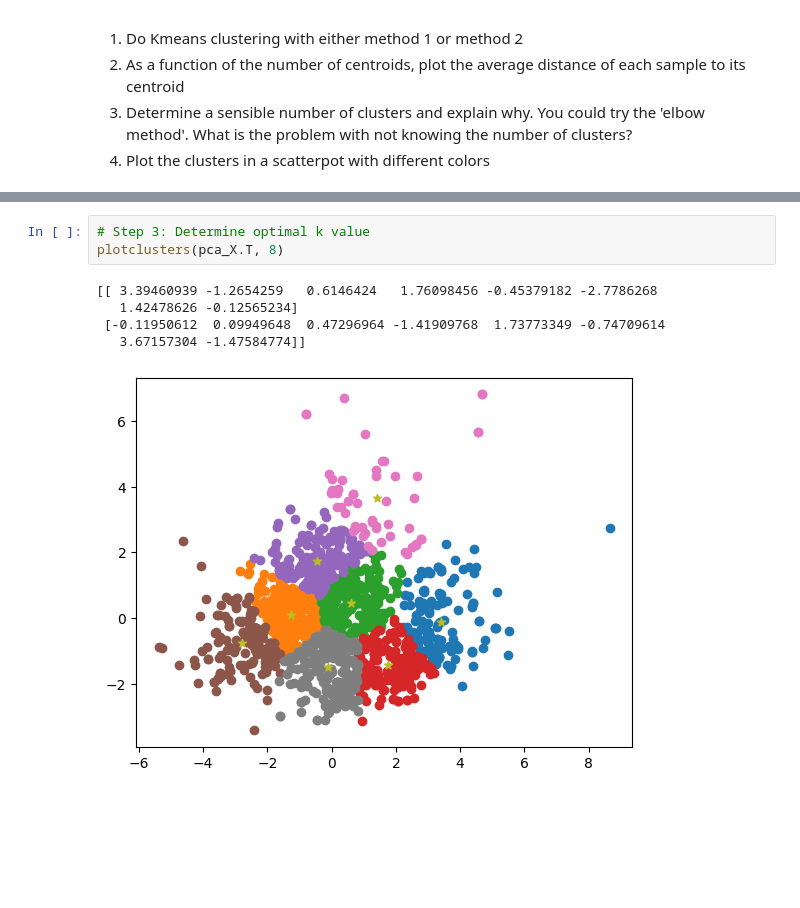
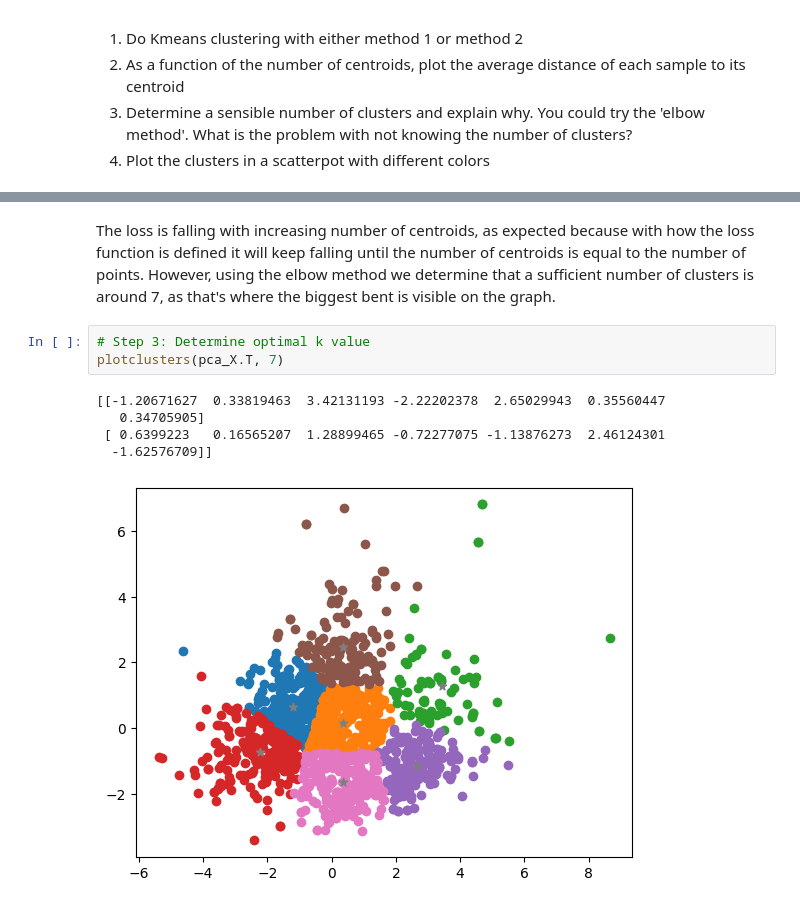
Before and after one commit to BenVigos/Machine-Learning, a Jupyter notebook: Assignment 3/Kmeans_assignment_2025_student.ipynb, the cells around one changed output, grey strips where cells are left out. Drawn from its saved outputs; the diff is of its cells as text; blank space fills up the shorter version.

```diff
--- a/Assignment 3/Kmeans_assignment_2025_student.ipynb
+++ b/Assignment 3/Kmeans_assignment_2025_student.ipynb
@@ -323,9 +295,12 @@ plt.plot(k_list ,avg_dist_list)
+# %% [markdown]
+The loss is falling with increasing number of centroids, as expected because with how the loss function is defined it will keep falling until the number of centroids is equal to the number of points.
+However, using the elbow method we determine that a sufficient number of clusters is around 7, as that's where the biggest bent is visible on the graph.
 # %%
 # Step 3: Determine optimal k value
-plotclusters(pca_X.T, 8)
+plotclusters(pca_X.T, 7)
 # %% [output]
-[[ 3.39460939 -1.2654259   0.6146424   1.76098456 -0.45379182 -2.7786268
-   1.42478626 -0.12565234]
- [-0.11950612  0.09949648  0.47296964 -1.41909768  1.73773349 -0.74709614
-   3.67157304 -1.47584774]]
+[[-1.20671627  0.33819463  3.42131193 -2.22202378  2.65029943  0.35560447
+   0.34705905]
+ [ 0.6399223   0.16565207  1.28899465 -0.72277075 -1.13876273  2.46124301
+  -1.62576709]]
-[figure, old version]
+[figure, new version]
```
Also changed, not shown: parts of 9 cells of this notebook.
